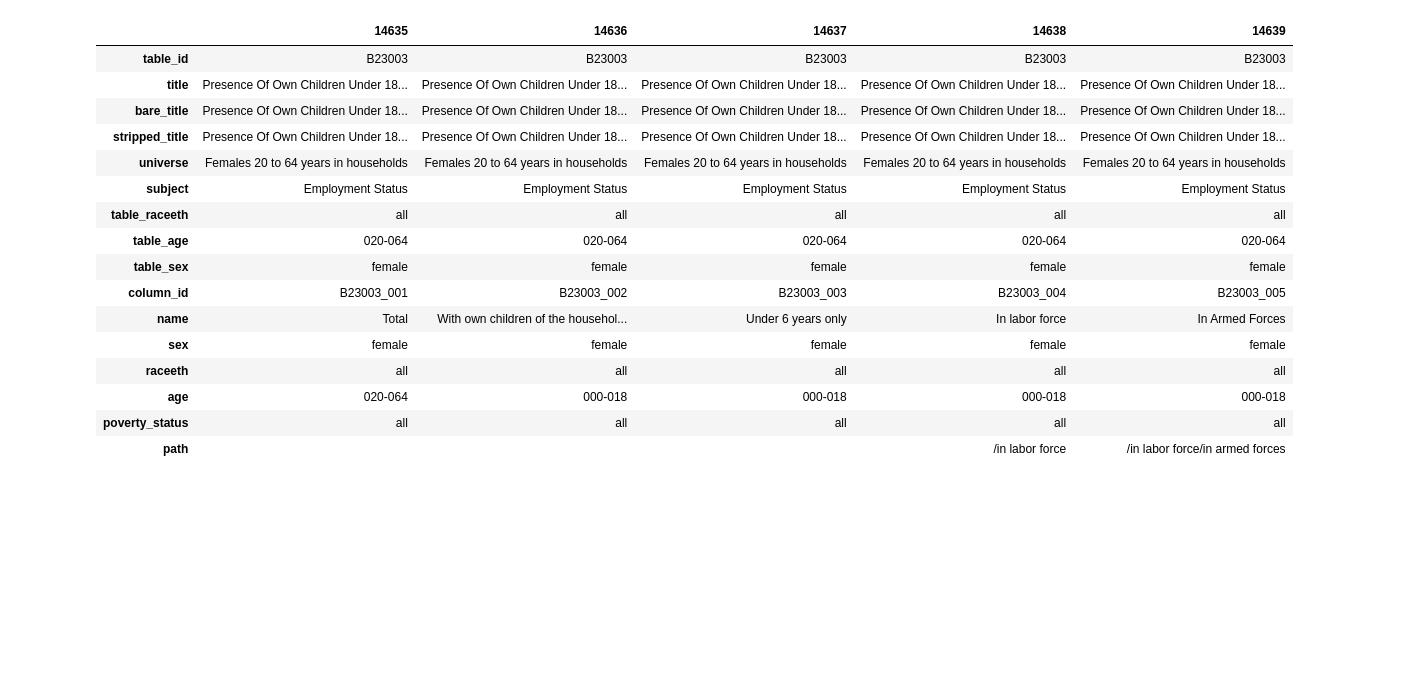
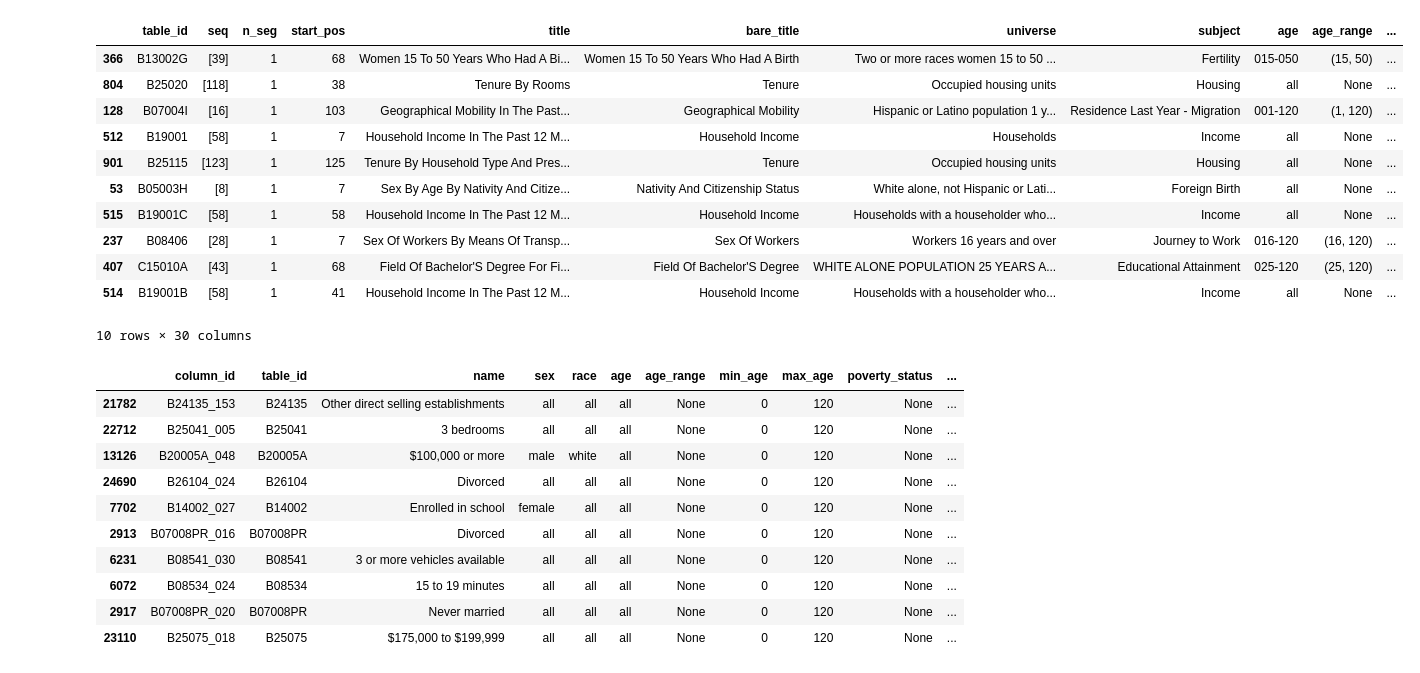
Before and after one commit to metatab-packages/civicknowledge.com-census_meta-2020e5, a Jupyter notebook: notebooks/build.ipynb, the cells around one changed output. Saved outputs shown, nothing was run; the diff lists cells and outputs as text; code cells hidden in the pictures; blank space fills up the shorter version.

```diff
--- a/notebooks/build.ipynb
+++ b/notebooks/build.ipynb
@@ -192,43 +53,0 @@ cdf.head()
-# %%
-
-trename_map = { k:'table_'+k for k in 'raceeth age sex'.split()}
-#crename_map = { k:'col_'+k for k in 'raceeth age sex'.split()}
-mdf=tdf.rename(columns=trename_map).merge(cdf, on='table_id').copy()
-
-def mk_update_f(table_col_name, col_name):
-
-    def _update(r):
-        """ If the column isn't restricted, but the table is, then the column should be marked as restricted."""
-        if r[table_col_name] != 'all' and r[col_name] == 'all':
-            r[col_name] = r[table_col_name]
-
-        return r
-
-    return _update
-
-_sex = mk_update_f('table_sex','sex')
-_age = mk_update_f('table_age','age')
-_raceeth = mk_update_f('table_raceeth','raceeth')
-
-mdf = pd.DataFrame([_raceeth(_age(_sex(r)))  for idx, r in mdf.iterrows()])
-
-
-mdf[  (mdf.table_sex!='all') ].head().T
-# %% [output]
-|  | 14635 | 14636 | 14637 | 14638 | 14639 |
-| table_id | B23003 | B23003 | B23003 | B23003 | B23003 |
-| title | Presence Of Own Children Under 18... | Presence Of Own Children Under 18... | Presence Of Own Children Under 18... | Presence Of Own Children Under 18... | Presence Of Own Children Under 18... |
-| bare_title | Presence Of Own Children Under 18... | Presence Of Own Children Under 18... | Presence Of Own Children Under 18... | Presence Of Own Children Under 18... | Presence Of Own Children Under 18... |
-| stripped_title | Presence Of Own Children Under 18... | Presence Of Own Children Under 18... | Presence Of Own Children Under 18... | Presence Of Own Children Under 18... | Presence Of Own Children Under 18... |
-| universe | Females 20 to 64 years in households | Females 20 to 64 years in households | Females 20 to 64 years in households | Females 20 to 64 years in households | Females 20 to 64 years in households |
-| subject | Employment Status | Employment Status | Employment Status | Employment Status | Employment Status |
-| table_raceeth | all | all | all | all | all |
-| table_age | 020-064 | 020-064 | 020-064 | 020-064 | 020-064 |
-| table_sex | female | female | female | female | female |
-| column_id | B23003_001 | B23003_002 | B23003_003 | B23003_004 | B23003_005 |
-| name | Total | With own children of the househol... | Under 6 years only | In labor force | In Armed Forces |
-| sex | female | female | female | female | female |
-| raceeth | all | all | all | all | all |
-| age | 020-064 | 000-018 | 000-018 | 000-018 | 000-018 |
-| poverty_status | all | all | all | all | all |
-| path |  |  |  | /in labor force | /in labor force/in armed forces |
@@ -238,0 +54,33 @@ mdf['description'] = mdf.apply(description, axis=1)
+# %%
+tl = TableLookup(year, release)
+tdf = tl.tables_df
+tdf.sample(10)
+# %% [output]
+|  | table_id | seq | n_seg | start_pos | title | bare_title | universe | subject | age | age_range | ... |
+| 366 | B13002G | [39] | 1 | 68 | Women 15 To 50 Years Who Had A Bi... | Women 15 To 50 Years Who Had A Birth | Two or more races women 15 to 50 ... | Fertility | 015-050 | (15, 50) | ... |
+| 804 | B25020 | [118] | 1 | 38 | Tenure By Rooms | Tenure | Occupied housing units | Housing | all | None | ... |
+| 128 | B07004I | [16] | 1 | 103 | Geographical Mobility In The Past... | Geographical Mobility | Hispanic or Latino population 1 y... | Residence Last Year - Migration | 001-120 | (1, 120) | ... |
+| 512 | B19001 | [58] | 1 | 7 | Household Income In The Past 12 M... | Household Income | Households | Income | all | None | ... |
+| 901 | B25115 | [123] | 1 | 125 | Tenure By Household Type And Pres... | Tenure | Occupied housing units | Housing | all | None | ... |
+| 53 | B05003H | [8] | 1 | 7 | Sex By Age By Nativity And Citize... | Nativity And Citizenship Status | White alone, not Hispanic or Lati... | Foreign Birth | all | None | ... |
+| 515 | B19001C | [58] | 1 | 58 | Household Income In The Past 12 M... | Household Income | Households with a householder who... | Income | all | None | ... |
+| 237 | B08406 | [28] | 1 | 7 | Sex Of Workers By Means Of Transp... | Sex Of Workers | Workers 16 years and over | Journey to Work | 016-120 | (16, 120) | ... |
+| 407 | C15010A | [43] | 1 | 68 | Field Of Bachelor'S Degree For Fi... | Field Of Bachelor'S Degree | WHITE ALONE POPULATION 25 YEARS A... | Educational Attainment | 025-120 | (25, 120) | ... |
+| 514 | B19001B | [58] | 1 | 41 | Household Income In The Past 12 M... | Household Income | Households with a householder who... | Income | all | None | ... |
+10 rows × 30 columns
+# %%
+tl = TableLookup(year, release)
+cdf = tl.columns_df
+cdf.sample(10)
+# %% [output]
+|  | column_id | table_id | name | sex | race | age | age_range | min_age | max_age | poverty_status | ... |
+| 21782 | B24135_153 | B24135 | Other direct selling establishments | all | all | all | None | 0 | 120 | None | ... |
+| 22712 | B25041_005 | B25041 | 3 bedrooms | all | all | all | None | 0 | 120 | None | ... |
+| 13126 | B20005A_048 | B20005A | $100,000 or more | male | white | all | None | 0 | 120 | None | ... |
+| 24690 | B26104_024 | B26104 | Divorced | all | all | all | None | 0 | 120 | None | ... |
+| 7702 | B14002_027 | B14002 | Enrolled in school | female | all | all | None | 0 | 120 | None | ... |
+| 2913 | B07008PR_016 | B07008PR | Divorced | all | all | all | None | 0 | 120 | None | ... |
+| 6231 | B08541_030 | B08541 | 3 or more vehicles available | all | all | all | None | 0 | 120 | None | ... |
+| 6072 | B08534_024 | B08534 | 15 to 19 minutes | all | all | all | None | 0 | 120 | None | ... |
+| 2917 | B07008PR_020 | B07008PR | Never married | all | all | all | None | 0 | 120 | None | ... |
+| 23110 | B25075_018 | B25075 | $175,000 to $199,999 | all | all | all | None | 0 | 120 | None | ... |
```
Also changed, not shown: parts of 15 cells of this notebook, 4 other files.
